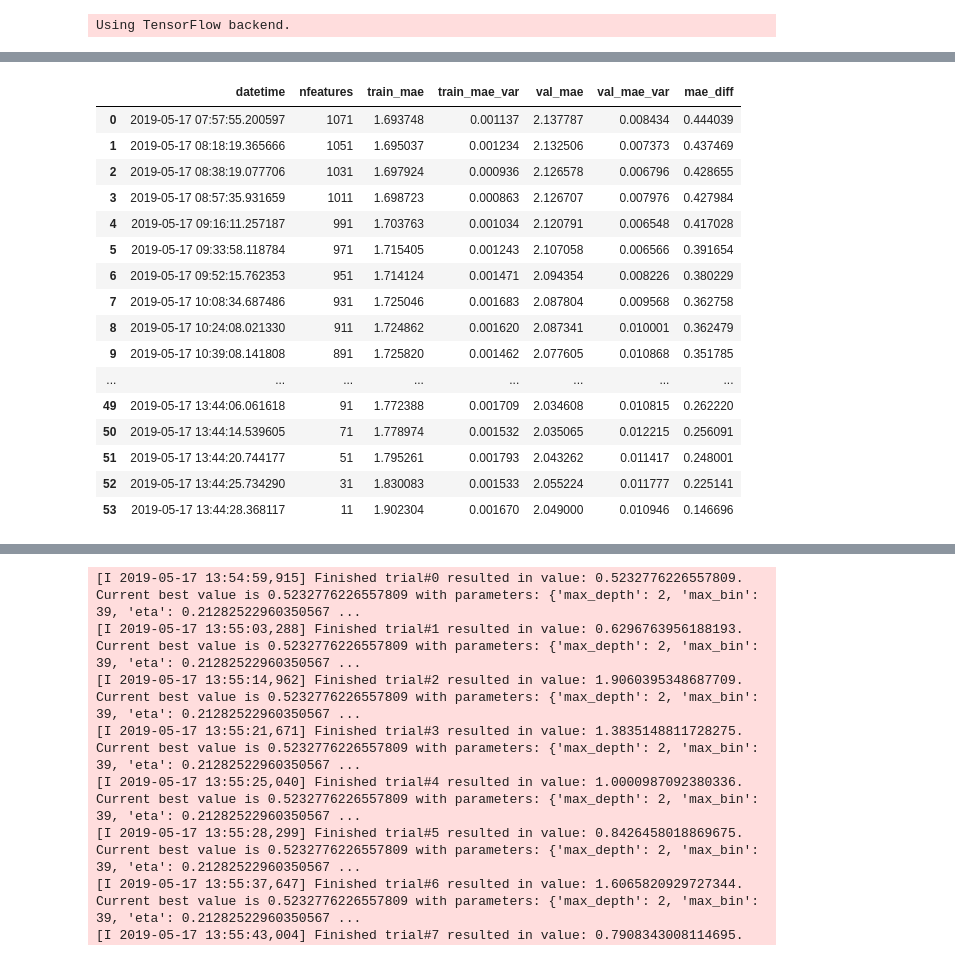
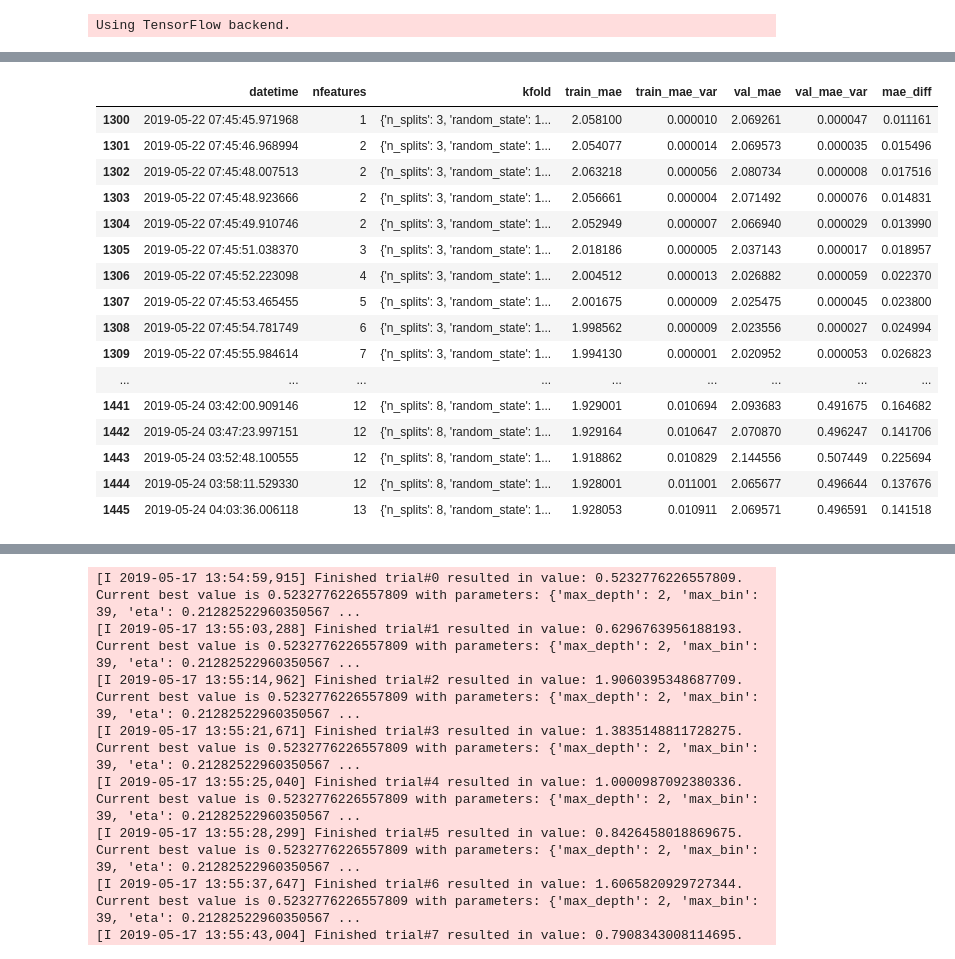
Before and after one commit to arhow/LANLEarthquakePrediction2019, a Jupyter notebook: xgbm3.ipynb, the cells around one changed output, grey strips where cells are left out. Drawn from its saved outputs; the diff is of its cells as text; code cells hidden in the pictures.

```diff
--- a/xgbm3.ipynb
+++ b/xgbm3.ipynb
@@ -125,2 +127,22 @@ df_trial_['kfold'] = df_trial_['param'].apply(lambda x: x['kfold'])
+# %%
+df_trial_[df_trial_['remark']=='start from top1 column'][['datetime','nfeatures', 'kfold', 'train_mae','train_mae_var','val_mae','val_mae_var','mae_diff']]
+# %% [output]
+|  | datetime | nfeatures | kfold | train_mae | train_mae_var | val_mae | val_mae_var | mae_diff |
+| 1300 | 2019-05-22 07:45:45.971968 | 1 | {'n_splits': 3, 'random_state': 1... | 2.058100 | 0.000010 | 2.069261 | 0.000047 | 0.011161 |
+| 1301 | 2019-05-22 07:45:46.968994 | 2 | {'n_splits': 3, 'random_state': 1... | 2.054077 | 0.000014 | 2.069573 | 0.000035 | 0.015496 |
+| 1302 | 2019-05-22 07:45:48.007513 | 2 | {'n_splits': 3, 'random_state': 1... | 2.063218 | 0.000056 | 2.080734 | 0.000008 | 0.017516 |
+| 1303 | 2019-05-22 07:45:48.923666 | 2 | {'n_splits': 3, 'random_state': 1... | 2.056661 | 0.000004 | 2.071492 | 0.000076 | 0.014831 |
+| 1304 | 2019-05-22 07:45:49.910746 | 2 | {'n_splits': 3, 'random_state': 1... | 2.052949 | 0.000007 | 2.066940 | 0.000029 | 0.013990 |
+| 1305 | 2019-05-22 07:45:51.038370 | 3 | {'n_splits': 3, 'random_state': 1... | 2.018186 | 0.000005 | 2.037143 | 0.000017 | 0.018957 |
+| 1306 | 2019-05-22 07:45:52.223098 | 4 | {'n_splits': 3, 'random_state': 1... | 2.004512 | 0.000013 | 2.026882 | 0.000059 | 0.022370 |
+| 1307 | 2019-05-22 07:45:53.465455 | 5 | {'n_splits': 3, 'random_state': 1... | 2.001675 | 0.000009 | 2.025475 | 0.000045 | 0.023800 |
+| 1308 | 2019-05-22 07:45:54.781749 | 6 | {'n_splits': 3, 'random_state': 1... | 1.998562 | 0.000009 | 2.023556 | 0.000027 | 0.024994 |
+| 1309 | 2019-05-22 07:45:55.984614 | 7 | {'n_splits': 3, 'random_state': 1... | 1.994130 | 0.000001 | 2.020952 | 0.000053 | 0.026823 |
+| ... | ... | ... | ... | ... | ... | ... | ... | ... |
+| 1441 | 2019-05-24 03:42:00.909146 | 12 | {'n_splits': 8, 'random_state': 1... | 1.929001 | 0.010694 | 2.093683 | 0.491675 | 0.164682 |
+| 1442 | 2019-05-24 03:47:23.997151 | 12 | {'n_splits': 8, 'random_state': 1... | 1.929164 | 0.010647 | 2.070870 | 0.496247 | 0.141706 |
+| 1443 | 2019-05-24 03:52:48.100555 | 12 | {'n_splits': 8, 'random_state': 1... | 1.918862 | 0.010829 | 2.144556 | 0.507449 | 0.225694 |
+| 1444 | 2019-05-24 03:58:11.529330 | 12 | {'n_splits': 8, 'random_state': 1... | 1.928001 | 0.011001 | 2.065677 | 0.496644 | 0.137676 |
+| 1445 | 2019-05-24 04:03:36.006118 | 13 | {'n_splits': 8, 'random_state': 1... | 1.928053 | 0.010911 | 2.069571 | 0.496591 | 0.141518 |
 # %%
 db_.commit()
@@ -152,21 +148,0 @@ for trial_i in mytrial:
-# %%
-df_trial = db.select()
-df_trial[['datetime','nfeatures', 'train_mae','train_mae_var','val_mae','val_mae_var','mae_diff']]
-# %% [output]
-|  | datetime | nfeatures | train_mae | train_mae_var | val_mae | val_mae_var | mae_diff |
-| 0 | 2019-05-17 07:57:55.200597 | 1071 | 1.693748 | 0.001137 | 2.137787 | 0.008434 | 0.444039 |
-| 1 | 2019-05-17 08:18:19.365666 | 1051 | 1.695037 | 0.001234 | 2.132506 | 0.007373 | 0.437469 |
-| 2 | 2019-05-17 08:38:19.077706 | 1031 | 1.697924 | 0.000936 | 2.126578 | 0.006796 | 0.428655 |
-| 3 | 2019-05-17 08:57:35.931659 | 1011 | 1.698723 | 0.000863 | 2.126707 | 0.007976 | 0.427984 |
-| 4 | 2019-05-17 09:16:11.257187 | 991 | 1.703763 | 0.001034 | 2.120791 | 0.006548 | 0.417028 |
-| 5 | 2019-05-17 09:33:58.118784 | 971 | 1.715405 | 0.001243 | 2.107058 | 0.006566 | 0.391654 |
-| 6 | 2019-05-17 09:52:15.762353 | 951 | 1.714124 | 0.001471 | 2.094354 | 0.008226 | 0.380229 |
-| 7 | 2019-05-17 10:08:34.687486 | 931 | 1.725046 | 0.001683 | 2.087804 | 0.009568 | 0.362758 |
-| 8 | 2019-05-17 10:24:08.021330 | 911 | 1.724862 | 0.001620 | 2.087341 | 0.010001 | 0.362479 |
-| 9 | 2019-05-17 10:39:08.141808 | 891 | 1.725820 | 0.001462 | 2.077605 | 0.010868 | 0.351785 |
-| ... | ... | ... | ... | ... | ... | ... | ... |
-| 49 | 2019-05-17 13:44:06.061618 | 91 | 1.772388 | 0.001709 | 2.034608 | 0.010815 | 0.262220 |
-| 50 | 2019-05-17 13:44:14.539605 | 71 | 1.778974 | 0.001532 | 2.035065 | 0.012215 | 0.256091 |
-| 51 | 2019-05-17 13:44:20.744177 | 51 | 1.795261 | 0.001793 | 2.043262 | 0.011417 | 0.248001 |
-| 52 | 2019-05-17 13:44:25.734290 | 31 | 1.830083 | 0.001533 | 2.055224 | 0.011777 | 0.225141 |
-| 53 | 2019-05-17 13:44:28.368117 | 11 | 1.902304 | 0.001670 | 2.049000 | 0.010946 | 0.146696 |
```
Also changed, not shown: parts of 26 cells of this notebook, 3 other files.
